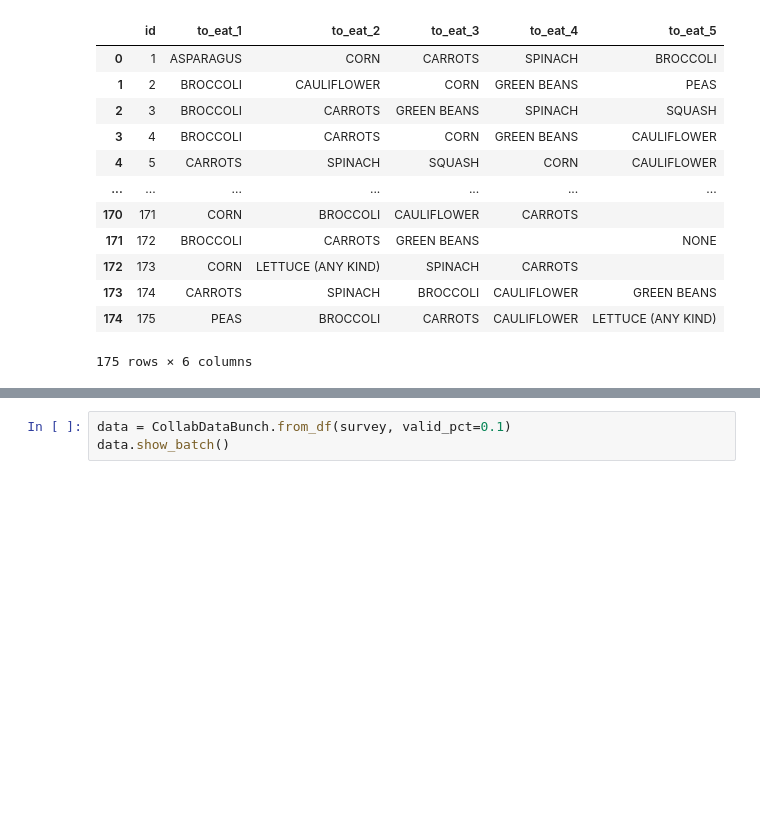
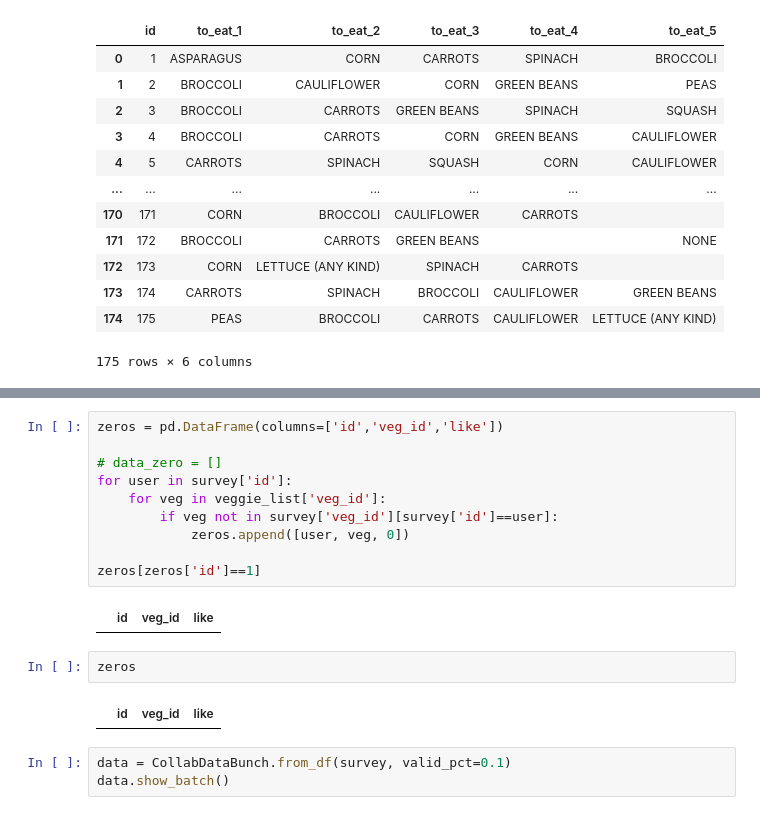
Before and after one commit to PamFernandez/veggie-tales, a Jupyter notebook: data_cleaning.ipynb, the cells around one changed output, grey strips where cells are left out. Saved outputs shown, nothing was run; the diff lists cells and outputs as text; blank space fills up the shorter version.

Commit message:
trying to add equal number of zeros and ones

```diff
--- a/data_cleaning.ipynb
+++ b/data_cleaning.ipynb
@@ -696,3 +719,19 @@ survey
+# %%
+zeros = pd.DataFrame(columns=['id','veg_id','like'])
+
+# data_zero = []
+for user in survey['id']:
+    for veg in veggie_list['veg_id']:
+        if veg not in survey['veg_id'][survey['id']==user]:
+            zeros.append([user, veg, 0])
+
+zeros[zeros['id']==1]
+# %% [output]
+|  | id | veg_id | like |
+# %%
+zeros
+# %% [output]
+|  | id | veg_id | like |
 # %%
 data = CollabDataBunch.from_df(survey, valid_pct=0.1)
 data.show_batch()
```
Also changed, not shown: parts of 4 cells of this notebook.
